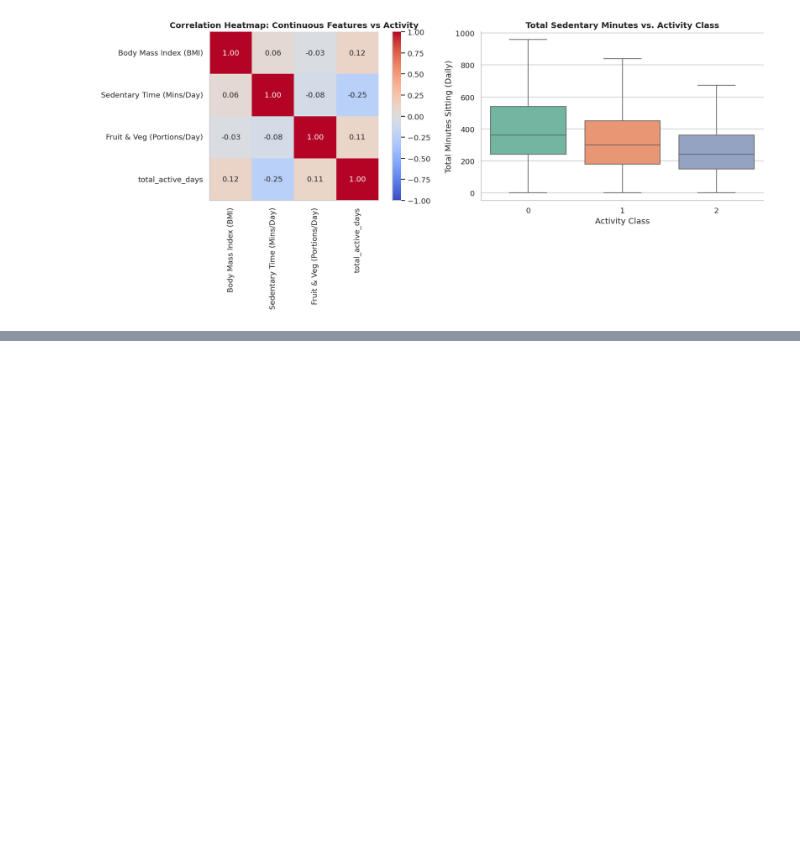
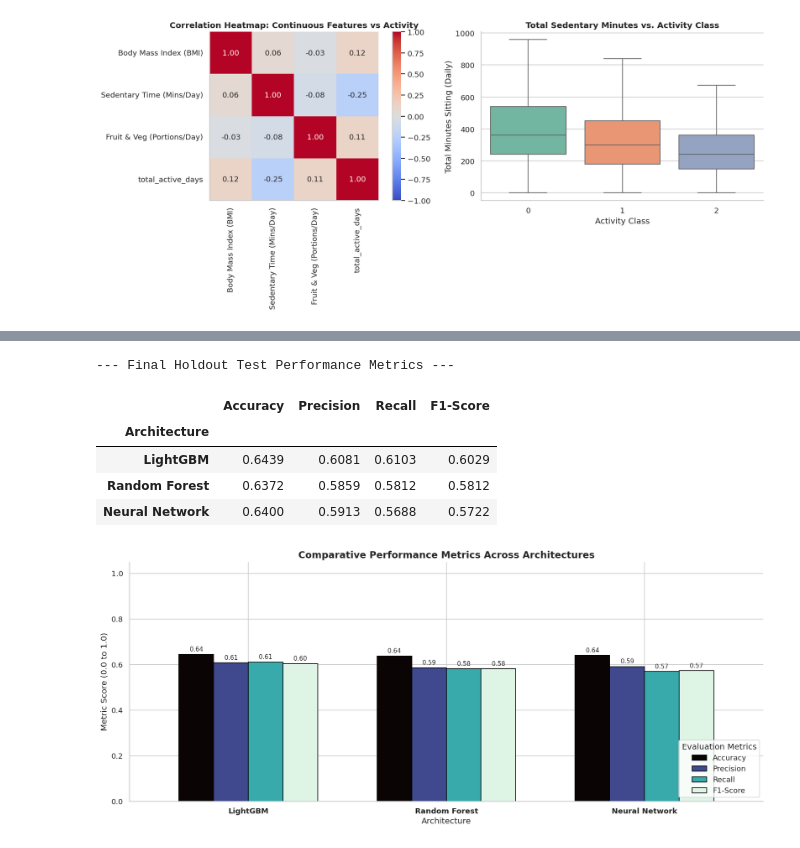
Before and after one commit to prardhanmushke/HSE-Physical-Activity-Analysis, a Jupyter notebook: Untitled19.ipynb, the cells around one changed output, grey strips where cells are left out. Drawn from its saved outputs; the diff is of its cells as text; code cells hidden in the pictures; blank space fills up the shorter version.

```diff
--- a/Untitled19.ipynb
+++ b/Untitled19.ipynb
@@ -245 +338,52 @@ weighted avg       0.70      0.65      0.67      1825
+# %%
+#  Comparative Architectural Study & Evaluation Metrics
+# ==============================================================================
+from sklearn.metrics import precision_recall_fscore_support
+
+# Map the tuned models to their correct test datasets
+models_dict = {
+    'LightGBM': (best_lgbm, X_test),               # Uses native data
+    'Random Forest': (best_rf, X_test_processed),  # Uses scaled data
+    'Neural Network': (best_mlp, X_test_processed) # Uses scaled data
+}
+
+results = []
+for name, (model, test_data) in models_dict.items():
+    y_pred = model.predict(test_data)
+    acc = accuracy_score(y_test, y_pred)
+    # Calculate Macro-averaged metrics for imbalanced multi-class
+    precision, recall, f1, _ = precision_recall_fscore_support(y_test, y_pred, average='macro', zero_division=0)
+
+    results.append({
+        'Architecture': name, 'Accuracy': acc, 'Precision': precision, 'Recall': recall, 'F1-Score': f1
+    })
+
+results_df = pd.DataFrame(results).set_index('Architecture')
+
+# Display Data Table
+print("--- Final Holdout Test Performance Metrics ---")
+display(results_df.round(4))
+
+# Plot Multi-Metric Comparison
+results_df.plot(kind='bar', figsize=(14, 6), colormap='mako', edgecolor='black', width=0.7)
+plt.title('Comparative Performance Metrics Across Architectures', fontweight='bold', fontsize=14)
+plt.ylabel('Metric Score (0.0 to 1.0)')
+plt.ylim(0, 1.05)
+plt.legend(loc='lower right', title='Evaluation Metrics')
+plt.xticks(rotation=0, fontweight='bold')
+
+for container in plt.gca().containers:
+    plt.gca().bar_label(container, fmt='%.2f', padding=3, fontsize=9)
+
+sns.despine()
+plt.tight_layout()
+plt.show()
+# %% [output]
+--- Final Holdout Test Performance Metrics ---
+|  | Accuracy | Precision | Recall | F1-Score |
+| Architecture |  |  |  |  |
+| LightGBM | 0.6439 | 0.6081 | 0.6103 | 0.6029 |
+| Random Forest | 0.6372 | 0.5859 | 0.5812 | 0.5812 |
+| Neural Network | 0.6400 | 0.5913 | 0.5688 | 0.5722 |
+[figure, added]
 # %%
```
Also changed, not shown: parts of 13 cells of this notebook.
